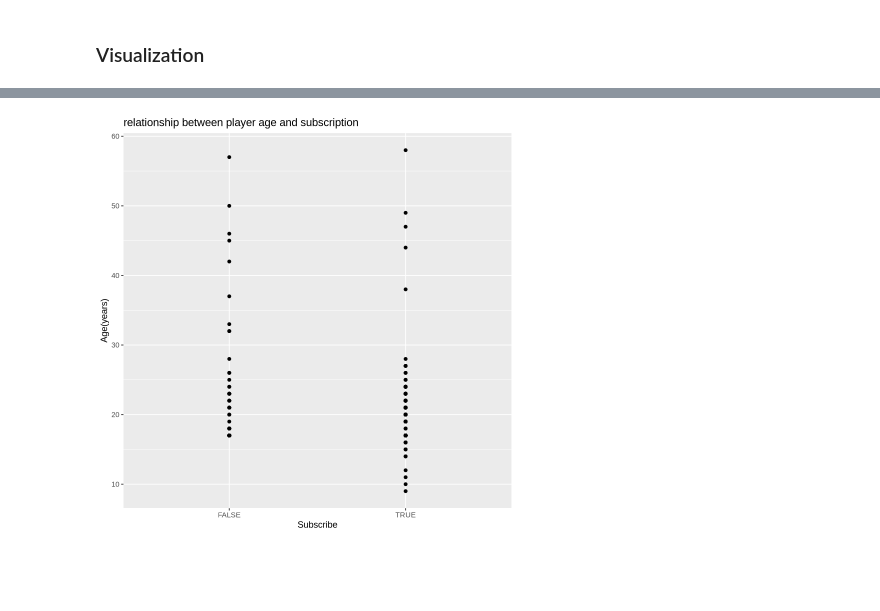
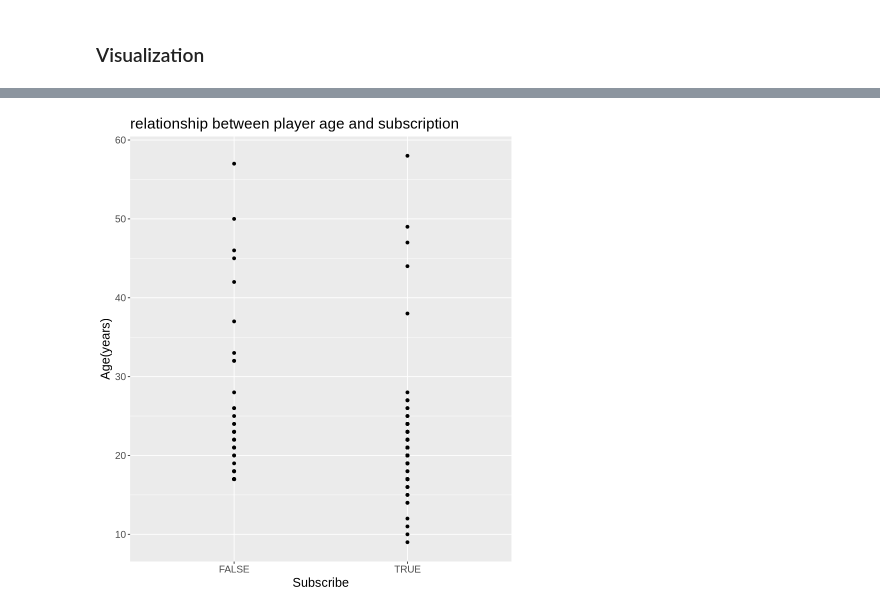
Before and after one commit to Jmmchai/individual-planning-stage, a Jupyter notebook: Individual project.ipynb, the cells around one changed output, grey strips where cells are left out. Cells and saved outputs as stored; diff of their text form; code cells hidden in the pictures; blank space fills up the shorter version.

```diff
--- a/Individual project.ipynb
+++ b/Individual project.ipynb
@@ -143,8 +147,10 @@ Played_hours_distr
 # %%
+options(repr.plot.width = 7, repr.plot.height = 8)
 Age_sub <- ggplot(players_wrangling, aes(x = subscribe, y = Age))+
 geom_point()+
-labs(title = "relationship between player age and subscription", x = "Subscribe", y = "Age(years)")
+labs(title = "relationship between player age and subscription", x = "Subscribe", y = "Age(years)")+
+theme(text = element_text(size = 15))
 Age_sub
 # %% [output]
-[figure, old version]
+[figure, new version]
 # %%
```
Also changed, not shown: parts of 4 cells of this notebook.
